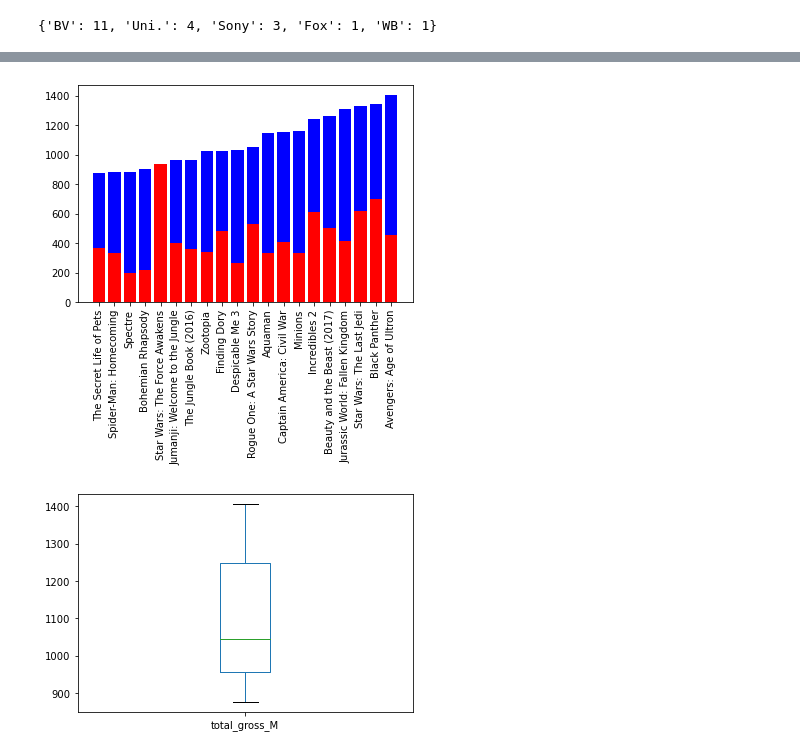
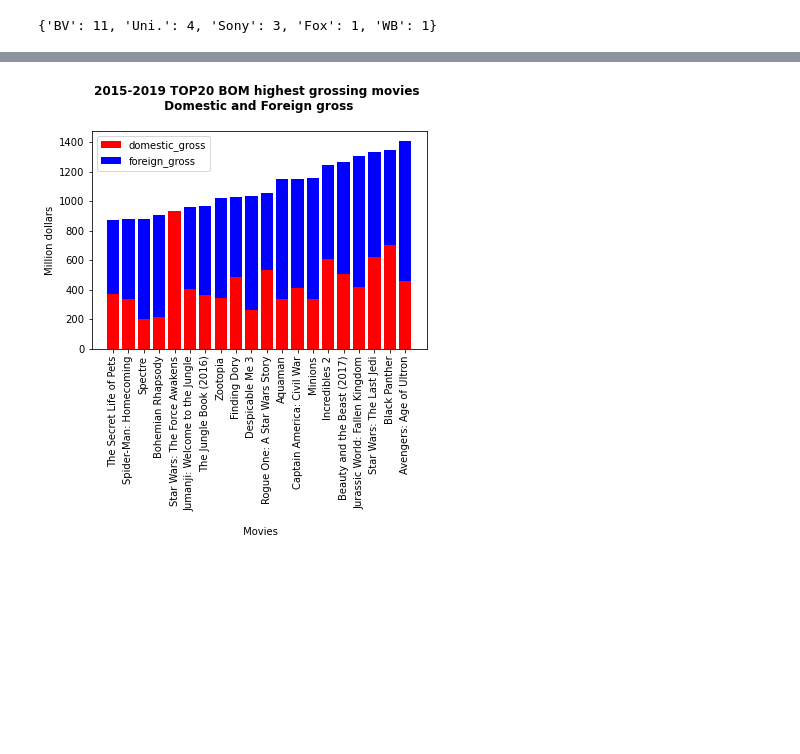
Before and after one commit to arecai/ari_first_attem, a Jupyter notebook: dsc-phase1-project-template.ipynb, the cells around one changed output, grey strips where cells are left out. Cells and saved outputs as stored; diff of their text form; code cells hidden in the pictures; blank space fills up the shorter version.

```diff
--- a/dsc-phase1-project-template.ipynb
+++ b/dsc-phase1-project-template.ipynb
@@ -799,4 +805,0 @@ nicer to read
-# %%
-bom_gross['nicer_gross'] = f"{bom_gross['foreign_gross']}"
-# %%
-bom_gross.drop(['nicer_gross'], axis = 1, inplace=True)
@@ -893,18 +863,20 @@ gross_top25_mean_M
 # %%
 
 x = gross_top25['title']
 y1 = gross_top25['domestic_gross']/1000000
 y2 = gross_top25['foreign_gross']/1000000
 
 # plot bars in stack manner
+fig, ax = plt.subplots()
 plt.bar(x, y1, color='r')
 plt.bar(x, y2, bottom=y1, color='b')
+ax.set_ylabel('Million dollars')
+ax.set_xlabel('\n Movies')
+plt.legend(["domestic_gross", "foreign_gross"])
+
+
 plt.xticks(rotation=90)
+ax.set_title('2015-2019 TOP20 BOM highest grossing movies \n Domestic and Foreign gross \n', fontweight="bold")
 plt.show()
 # %% [output]
-[figure, old version]
+[figure, new version]
-# %%
-gross_top25['total_gross_M']=gross_top25['total_gross'] / 1000000
-gross_top25['total_gross_M'].plot.box();
-# %% [output]
-[figure, removed]
```
Also changed, not shown: parts of 136 cells of this notebook.
